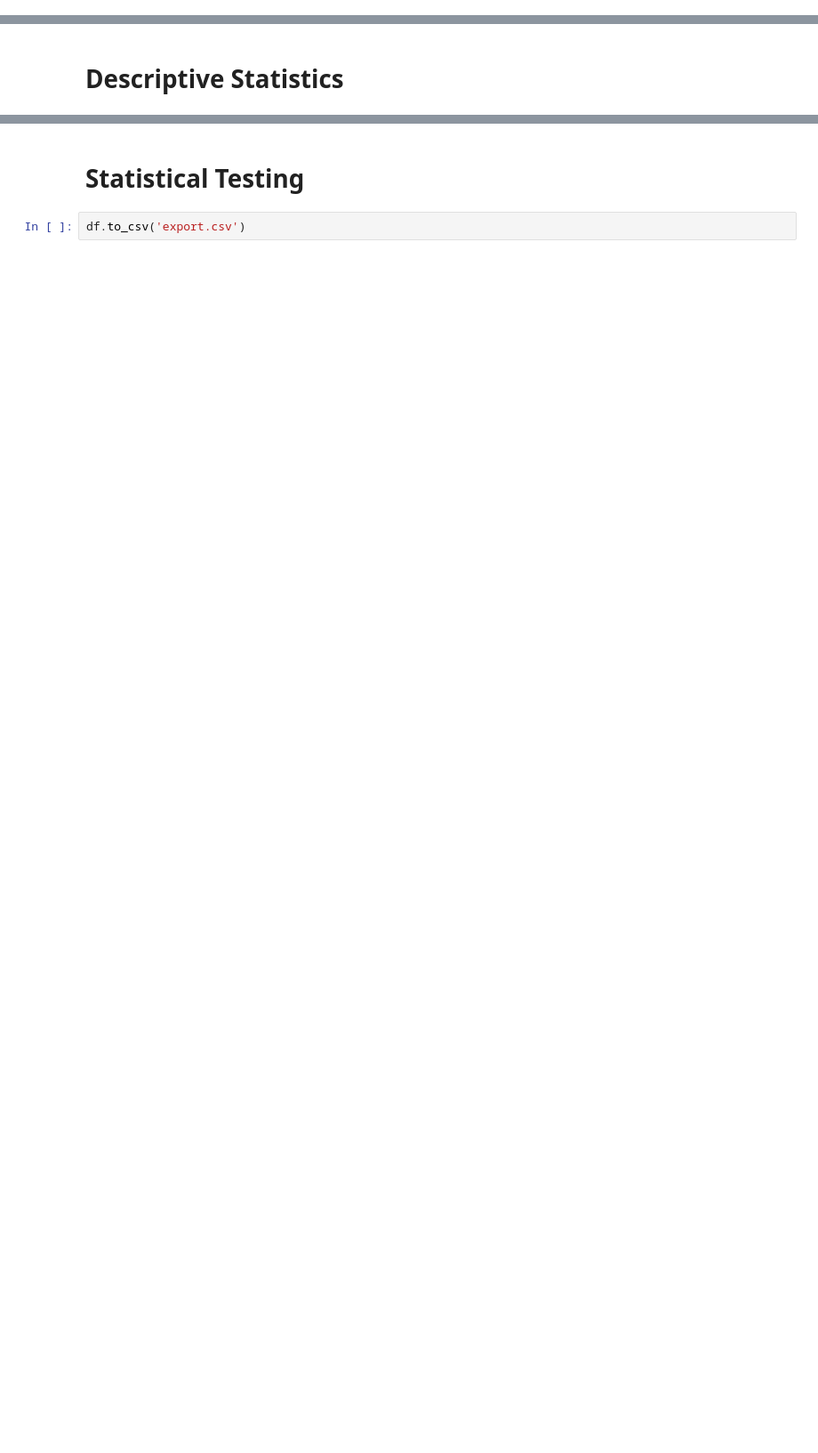
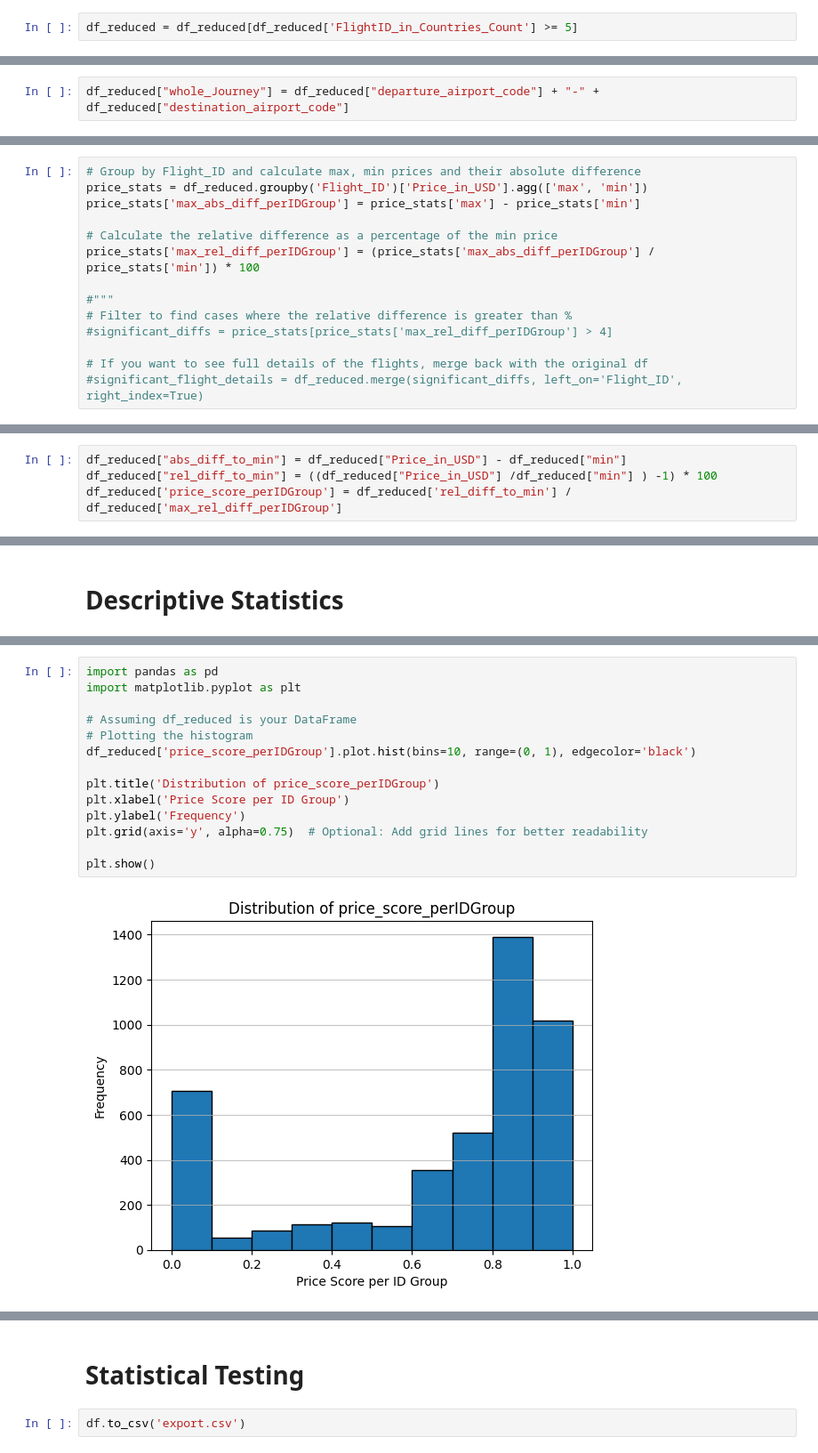
Before and after one commit to aghauss/SkySaver, a Jupyter notebook: experiments/data_deep_dive.ipynb, the cells around one changed output, grey strips where cells are left out. Shown at 89% size. Saved outputs shown, nothing was run; the diff lists cells and outputs as text; blank space fills up the shorter version.

Commit message:
Additional descriptive statistics and improvement of Exploratory Data Analysis Pipeline

```diff
--- a/experiments/data_deep_dive.ipynb
+++ b/experiments/data_deep_dive.ipynb
@@ -179,0 +156,2 @@ df_reduced = df.drop_duplicates(subset='Duplicate_checker', keep='first')
+# %%
+df_reduced = df_reduced[df_reduced['FlightID_in_Countries_Count'] >= 5]
@@ -179,0 +160,2 @@ df_reduced = df.drop_duplicates(subset='Duplicate_checker', keep='first')
+# %%
+df_reduced["whole_Journey"] = df_reduced["departure_airport_code"] + "-" + df_reduced["destination_airport_code"]
@@ -179,0 +173,14 @@ df_reduced = df.drop_duplicates(subset='Duplicate_checker', keep='first')
+# %%
+# Group by Flight_ID and calculate max, min prices and their absolute difference
+price_stats = df_reduced.groupby('Flight_ID')['Price_in_USD'].agg(['max', 'min'])
+price_stats['max_abs_diff_perIDGroup'] = price_stats['max'] - price_stats['min']
+
+# Calculate the relative difference as a percentage of the min price
+price_stats['max_rel_diff_perIDGroup'] = (price_stats['max_abs_diff_perIDGroup'] / price_stats['min']) * 100
+
+#"""
+# Filter to find cases where the relative difference is greater than %
+#significant_diffs = price_stats[price_stats['max_rel_diff_perIDGroup'] > 4]
+
+# If you want to see full details of the flights, merge back with the original df
+#significant_flight_details = df_reduced.merge(significant_diffs, left_on='Flight_ID', right_index=True)
@@ -179,0 +199,4 @@ df_reduced = df.drop_duplicates(subset='Duplicate_checker', keep='first')
+# %%
+df_reduced["abs_diff_to_min"] = df_reduced["Price_in_USD"] - df_reduced["min"]
+df_reduced["rel_diff_to_min"] = ((df_reduced["Price_in_USD"] /df_reduced["min"] ) -1) * 100
+df_reduced['price_score_perIDGroup'] = df_reduced['rel_diff_to_min'] / df_reduced['max_rel_diff_perIDGroup']
@@ -196,0 +251,16 @@ df_reduced = pd.merge(df_reduced, price_stats, on='Flight_ID', how='left')
+# %%
+import pandas as pd
+import matplotlib.pyplot as plt
+
+# Assuming df_reduced is your DataFrame
+# Plotting the histogram
+df_reduced['price_score_perIDGroup'].plot.hist(bins=10, range=(0, 1), edgecolor='black')
+
+plt.title('Distribution of price_score_perIDGroup')
+plt.xlabel('Price Score per ID Group')
+plt.ylabel('Frequency')
+plt.grid(axis='y', alpha=0.75)  # Optional: Add grid lines for better readability
+
+plt.show()
+# %% [output]
+[figure, added]
```
Also changed, not shown: parts of 131 cells of this notebook, 2 other files.
